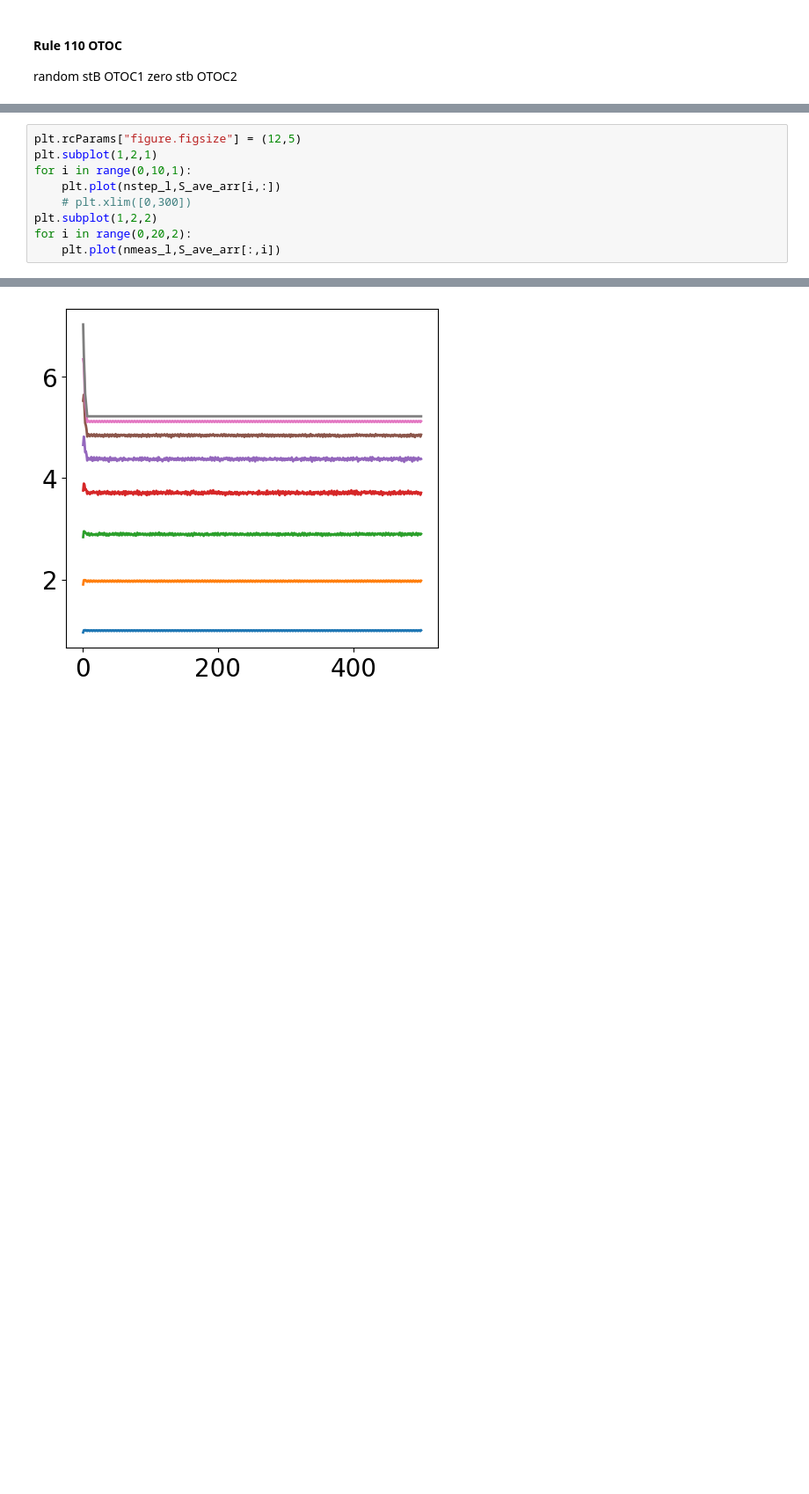
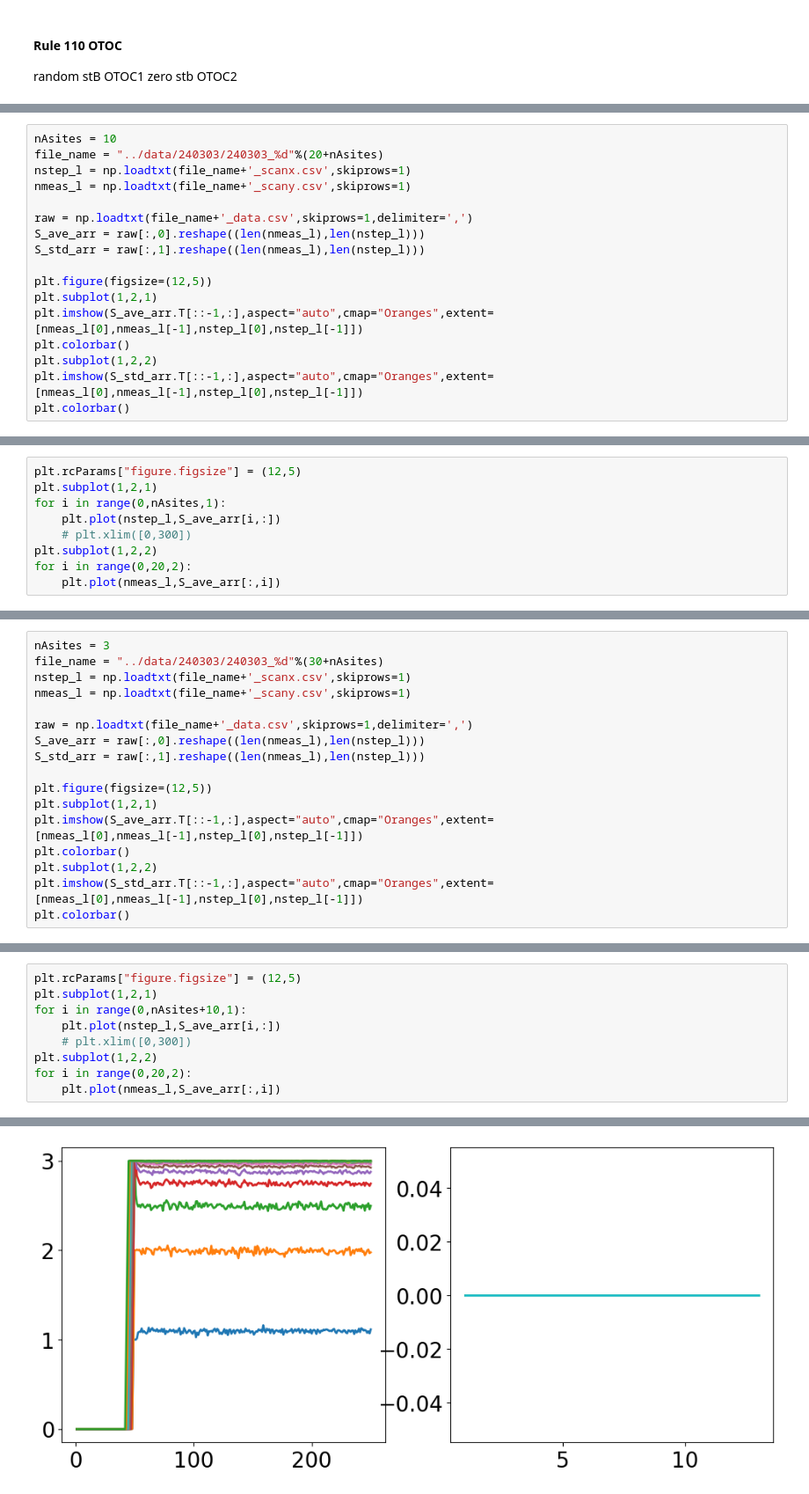
Before and after one commit to zsxqblz/classical_hayden_preskill, a Jupyter notebook: visualization/visualization_240303.ipynb, the cells around one changed output, grey strips where cells are left out. Shown at 88% size. Saved outputs shown, nothing was run; the diff lists cells and outputs as text; blank space fills up the shorter version.

```diff
--- a/visualization/visualization_240303.ipynb
+++ b/visualization/visualization_240303.ipynb
@@ -62,0 +306,17 @@ plt.colorbar()
+# %%
+nAsites = 10
+file_name = "../data/240303/240303_%d"%(20+nAsites)
+nstep_l = np.loadtxt(file_name+'_scanx.csv',skiprows=1)
+nmeas_l = np.loadtxt(file_name+'_scany.csv',skiprows=1)
+
+raw = np.loadtxt(file_name+'_data.csv',skiprows=1,delimiter=',')
+S_ave_arr = raw[:,0].reshape((len(nmeas_l),len(nstep_l)))
+S_std_arr = raw[:,1].reshape((len(nmeas_l),len(nstep_l)))
+
+plt.figure(figsize=(12,5))
+plt.subplot(1,2,1)
+plt.imshow(S_ave_arr.T[::-1,:],aspect="auto",cmap="Oranges",extent=[nmeas_l[0],nmeas_l[-1],nstep_l[0],nstep_l[-1]])
+plt.colorbar()
+plt.subplot(1,2,2)
+plt.imshow(S_std_arr.T[::-1,:],aspect="auto",cmap="Oranges",extent=[nmeas_l[0],nmeas_l[-1],nstep_l[0],nstep_l[-1]])
+plt.colorbar()
@@ -62,0 +326,9 @@ plt.colorbar()
+# %%
+plt.rcParams["figure.figsize"] = (12,5)
+plt.subplot(1,2,1)
+for i in range(0,nAsites,1):
+    plt.plot(nstep_l,S_ave_arr[i,:])
+    # plt.xlim([0,300])
+plt.subplot(1,2,2)
+for i in range(0,20,2):
+    plt.plot(nmeas_l,S_ave_arr[:,i])
@@ -62,0 +354,17 @@ plt.colorbar()
+# %%
+nAsites = 3
+file_name = "../data/240303/240303_%d"%(30+nAsites)
+nstep_l = np.loadtxt(file_name+'_scanx.csv',skiprows=1)
+nmeas_l = np.loadtxt(file_name+'_scany.csv',skiprows=1)
+
+raw = np.loadtxt(file_name+'_data.csv',skiprows=1,delimiter=',')
+S_ave_arr = raw[:,0].reshape((len(nmeas_l),len(nstep_l)))
+S_std_arr = raw[:,1].reshape((len(nmeas_l),len(nstep_l)))
+
+plt.figure(figsize=(12,5))
+plt.subplot(1,2,1)
+plt.imshow(S_ave_arr.T[::-1,:],aspect="auto",cmap="Oranges",extent=[nmeas_l[0],nmeas_l[-1],nstep_l[0],nstep_l[-1]])
+plt.colorbar()
+plt.subplot(1,2,2)
+plt.imshow(S_std_arr.T[::-1,:],aspect="auto",cmap="Oranges",extent=[nmeas_l[0],nmeas_l[-1],nstep_l[0],nstep_l[-1]])
+plt.colorbar()
@@ -63,7 +374,7 @@ plt.colorbar()
 # %%
 plt.rcParams["figure.figsize"] = (12,5)
 plt.subplot(1,2,1)
-for i in range(0,10,1):
+for i in range(0,nAsites+10,1):
     plt.plot(nstep_l,S_ave_arr[i,:])
     # plt.xlim([0,300])
 plt.subplot(1,2,2)
@@ -74 +384 @@ IndexError: index 8 is out of bounds for axis 0 with size 8
-[figure, old version]
+[figure, new version]
```
Also changed, not shown: parts of 25 cells of this notebook, 5 other files.
